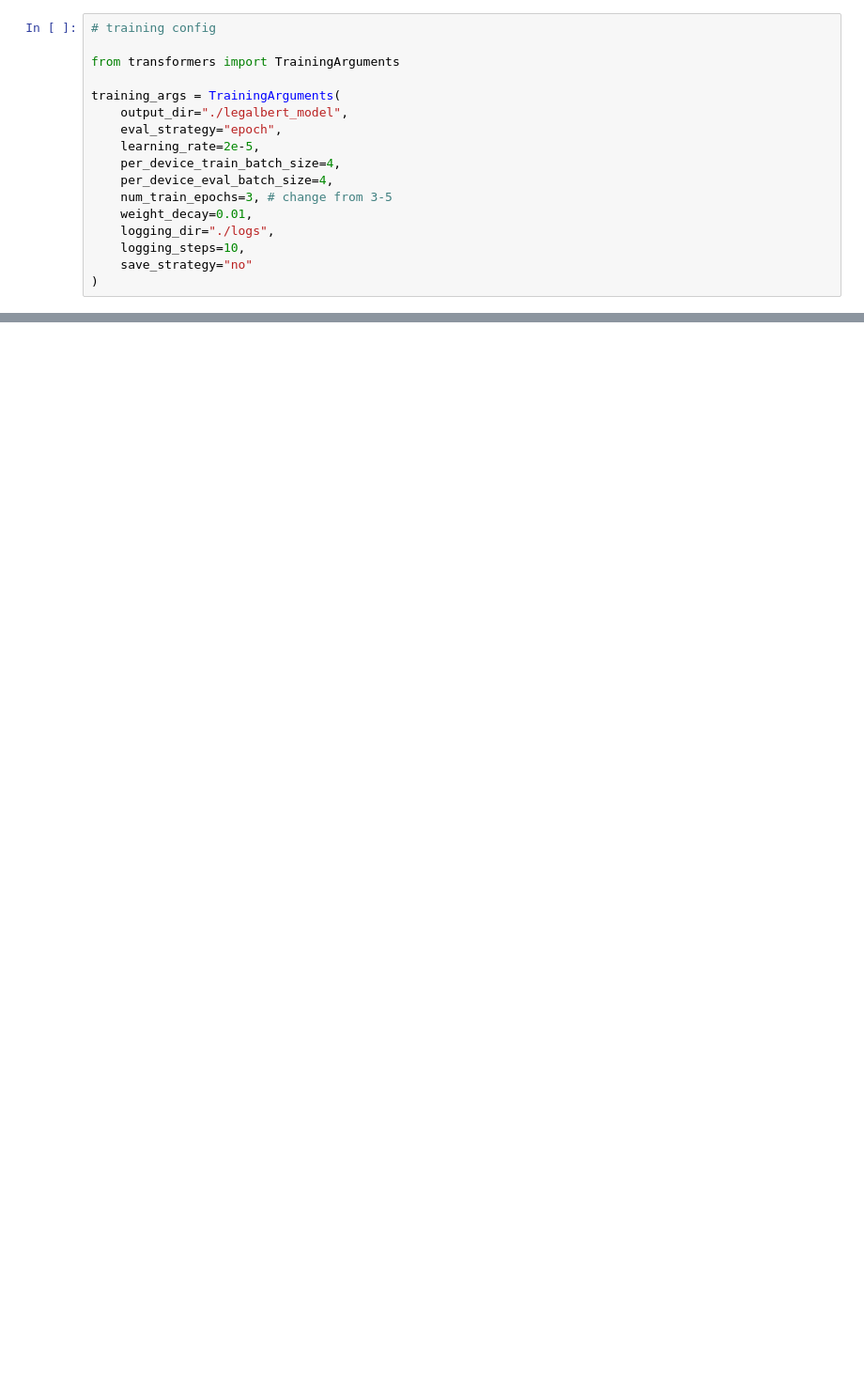
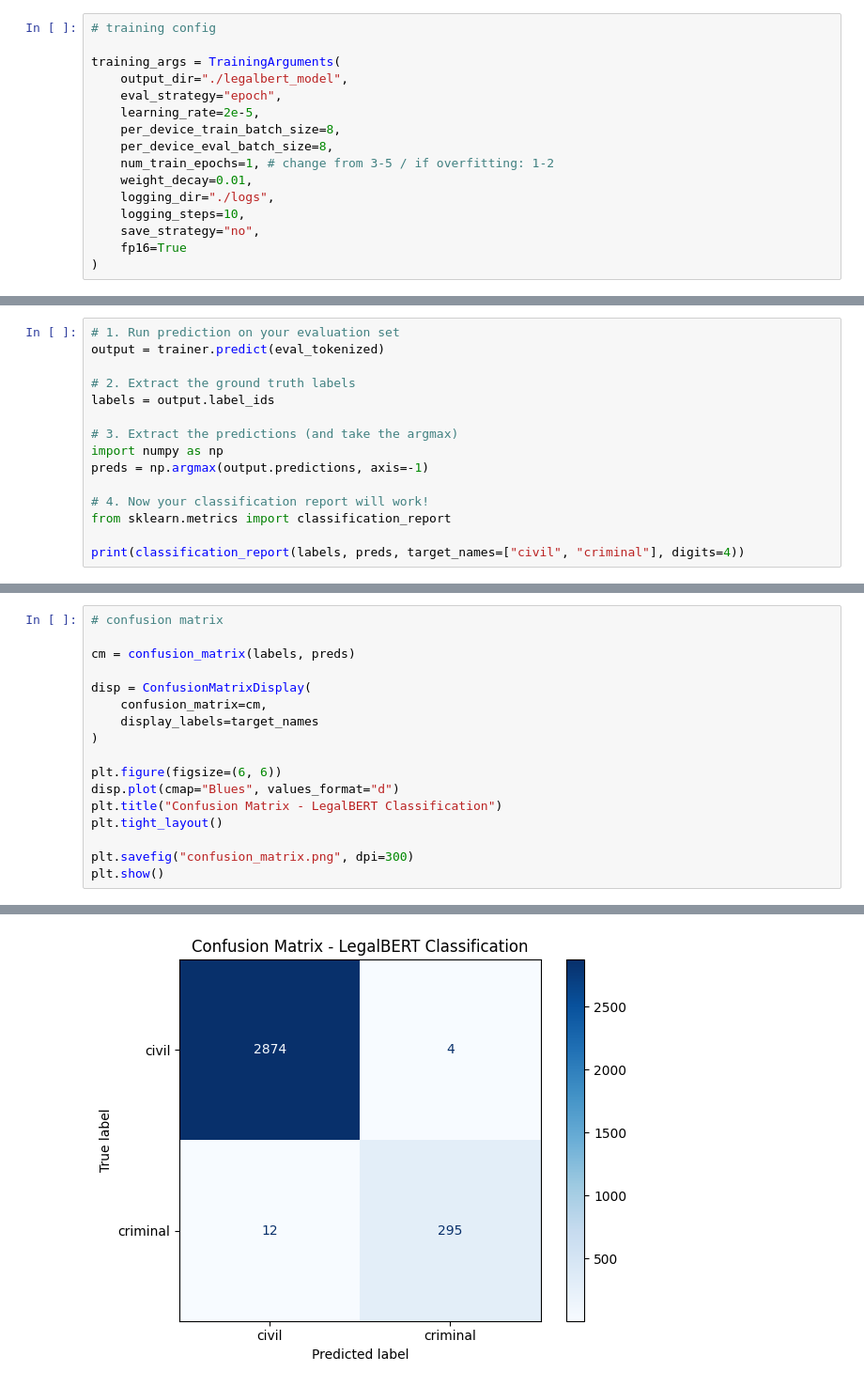
Before and after one commit to pj-pj-pj/legalbert-case-classifier, a Jupyter notebook: legalbert_case_classifier.ipynb, the cells around one changed output, grey strips where cells are left out. Shown at 94% size. Drawn from its saved outputs; the diff is of its cells as text; blank space fills up the shorter version.

Commit message:
setup training for binary classification

```diff
--- a/legalbert_case_classifier.ipynb
+++ b/legalbert_case_classifier.ipynb
@@ -174,19 +194,18 @@ model = AutoModelForSequenceClassification.from_pretrained(
 # %%
 # training config
-
-from transformers import TrainingArguments
 
 training_args = TrainingArguments(
     output_dir="./legalbert_model",
     eval_strategy="epoch",
     learning_rate=2e-5,
-    per_device_train_batch_size=4,
-    per_device_eval_batch_size=4,
-    num_train_epochs=3, # change from 3-5
+    per_device_train_batch_size=8,
+    per_device_eval_batch_size=8,
+    num_train_epochs=1, # change from 3-5 / if overfitting: 1-2
     weight_decay=0.01,
     logging_dir="./logs",
     logging_steps=10,
-    save_strategy="no"
+    save_strategy="no",
+    fp16=True
 )
 # %%
 # metrics
@@ -245,0 +289,15 @@ trainer.train()
+# %%
+# 1. Run prediction on your evaluation set
+output = trainer.predict(eval_tokenized)
+
+# 2. Extract the ground truth labels
+labels = output.label_ids
+
+# 3. Extract the predictions (and take the argmax)
+import numpy as np
+preds = np.argmax(output.predictions, axis=-1)
+
+# 4. Now your classification report will work!
+from sklearn.metrics import classification_report
+
+print(classification_report(labels, preds, target_names=["civil", "criminal"], digits=4))
@@ -245,0 +314,18 @@ trainer.train()
+# %%
+# confusion matrix
+
+cm = confusion_matrix(labels, preds)
+
+disp = ConfusionMatrixDisplay(
+    confusion_matrix=cm,
+    display_labels=target_names
+)
+
+plt.figure(figsize=(6, 6))
+disp.plot(cmap="Blues", values_format="d")
+plt.title("Confusion Matrix - LegalBERT Classification")
+plt.tight_layout()
+
+plt.savefig("confusion_matrix.png", dpi=300)
+plt.show()
+# %% [output]
@@ -246 +333,2 @@ trainer.train()
+[figure, added]
 # %%
```
Also changed, not shown: parts of 20 cells of this notebook, 2 other files.
